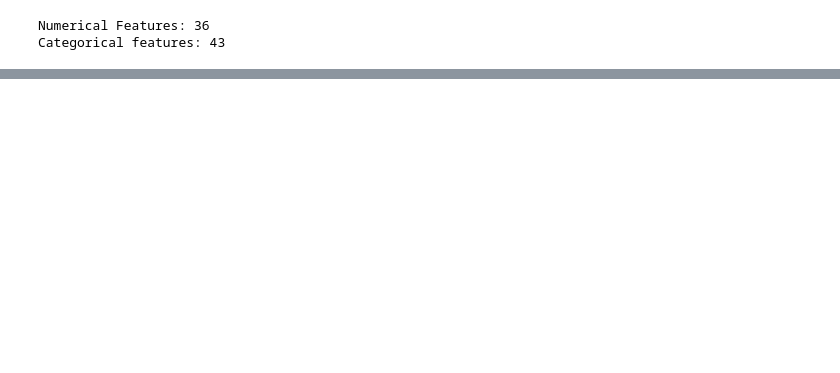
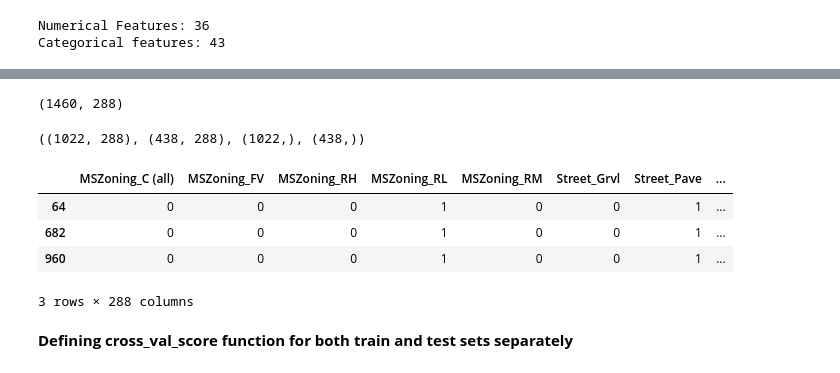
Before and after one commit to anyfish/notebook_project_ml, a Jupyter notebook: house-prices.ipynb, the cells around one changed output, grey strips where cells are left out. Cells and saved outputs as stored; diff of their text form; code cells hidden in the pictures; blank space fills up the shorter version.

```diff
--- a/house-prices.ipynb
+++ b/house-prices.ipynb
@@ -287,0 +376,5 @@ __notebook_source__.ipynb
+# %%
+train = pd.concat([train_cat, train_num], axis=1)
+train.shape
+# %% [output]
+(1460, 288)
@@ -287,0 +384,14 @@ __notebook_source__.ipynb
+# %%
+X_train.shape, X_test.shape, y_train.shape, y_test.shape
+# %% [output]
+((1022, 288), (438, 288), (1022,), (438,))
+# %%
+X_train.head(3)
+# %% [output]
+|  | MSZoning_C (all) | MSZoning_FV | MSZoning_RH | MSZoning_RL | MSZoning_RM | Street_Grvl | Street_Pave | ... |
+| 64 | 0 | 0 | 0 | 1 | 0 | 0 | 1 | ... |
+| 682 | 0 | 0 | 0 | 1 | 0 | 0 | 1 | ... |
+| 960 | 0 | 0 | 0 | 1 | 0 | 0 | 1 | ... |
+3 rows × 288 columns
+# %% [markdown]
+**Defining cross_val_score function for both train and test sets separately**
```
Also changed, not shown: parts of 25 cells of this notebook.
